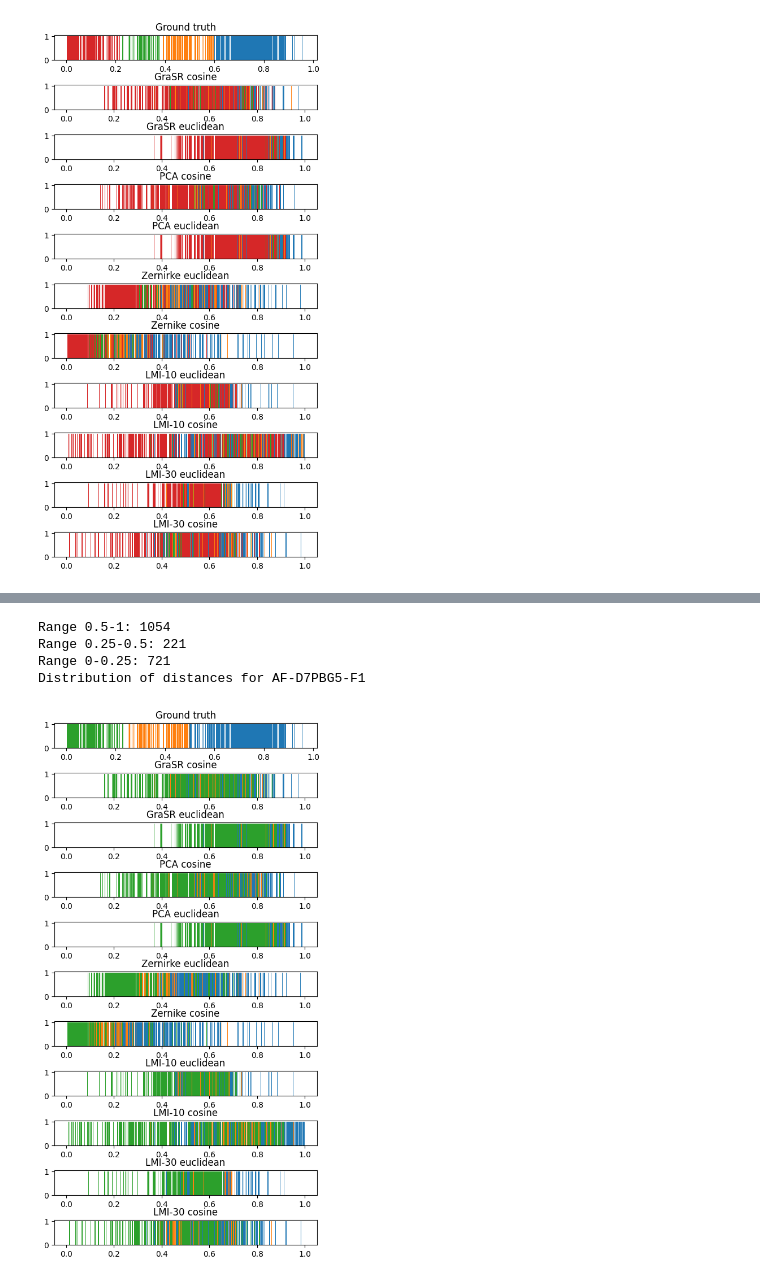
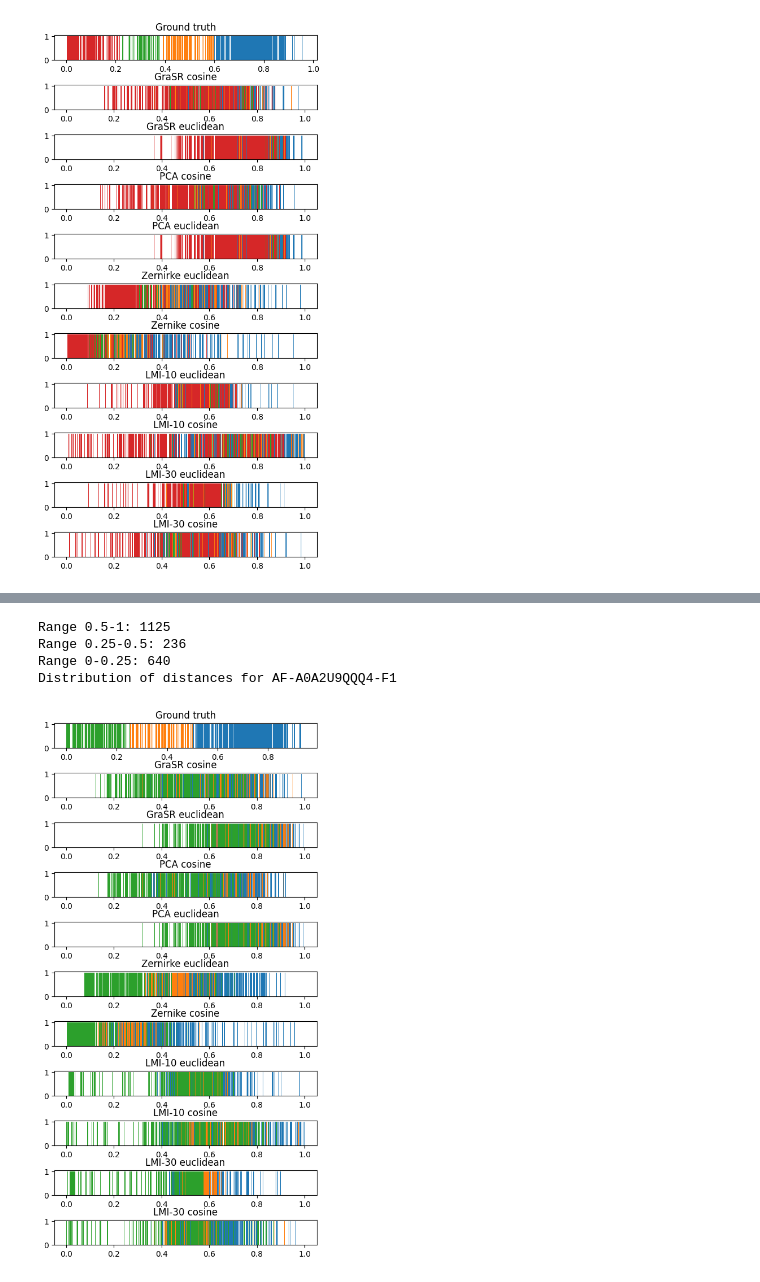
Before and after one commit to Coda-Research-Group/ProteinEmbeddingBenchmark, a Jupyter notebook: evaluate_data.ipynb, the cells around one changed output, grey strips where cells are left out. Drawn from its saved outputs; the diff is of its cells as text; code cells hidden in the pictures.

```diff
--- a/evaluate_data.ipynb
+++ b/evaluate_data.ipynb
@@ -315,13 +316,16 @@ plt.show()
 # %%
 import numpy as np
 
-def average_precision(ground_truth_file, evaluate_file, threshold):
+def average_precision(ground_truth_file, evaluate_file, threshold, cutoff=False):
     with open(ground_truth_file) as file:
         json_x = json.load(file)
     with open(evaluate_file) as file:
         json_y = json.load(file)
 
-
+    if cutoff:
+        # remove proteins with tm-score 0.4-0.6
+        json_x = {k: v for k, v in json_x.items() if v < 0.4 or v > 0.6}
+        json_y = {k: v for k, v in json_y.items() if k in json_x}
     x_true = [k for k, v in json_x.items() if v < threshold]
     y_true = [1 if k in x_true else 0 for k, v in json_y.items()]
 
@@ -334,9 +338,9 @@ def average_precision(ground_truth_file, evaluate_file, threshold):
     return sum([precision[i] * (recall[i] - recall[i-1]) for i in range(1, len(precision))])
 
 mean_ap_04 = {}
-mean_ap_02 = {}
+mean_ap_05 = {}
 for embedding in EMBEDDINGS:
-    mean_ap_02[embedding] = []
+    mean_ap_05[embedding] = []
     mean_ap_04[embedding] = []
 
 for embedding in EMBEDDINGS:
@@ -346,20 +350,21 @@ for embedding in EMBEDDINGS:
                 f"results/{protein}-distances.json",
                 f"results/{protein}-distances-{embedding}.json",
                 0.4,
+                cutoff=True,
             )
         )
-        mean_ap_02[embedding].append(
+        mean_ap_05[embedding].append(
             average_precision(
                 f"results/{protein}-distances.json",
                 f"results/{protein}-distances-{embedding}.json",
-                0.2,
+                0.5,
             )
         )
 mean_ap_04_df = {(k, np.mean(v), np.std(v)) for k, v in mean_ap_04.items()}
-mean_ap_02_df = {(k, np.mean(v), np.std(v)) for k, v in mean_ap_02.items()}
-print("Mean average precision for threshold 0.4")
+mean_ap_05_df = {(k, np.mean(v), np.std(v)) for k, v in mean_ap_05.items()}
+print("Mean average precision for threshold 0.4 with cutoff")
 print(pd.DataFrame(mean_ap_04_df, columns=["config", "mAP", "std"]).sort_values(by="mAP", ascending=False))
 
-print("\nMean average precision for threshold 0.2")
-print(pd.DataFrame(mean_ap_02_df, columns=["config", "mAP", "std"]).sort_values(by="mAP", ascending=False))
+print("\nMean average precision for threshold 0.5")
+print(pd.DataFrame(mean_ap_05_df, columns=["config", "mAP", "std"]).sort_values(by="mAP", ascending=False))
 # %% [output]
@@ -502,11 +508,16 @@ protein_index = next((i for i, v in enumerate(PROTEINS) if v == "AF-A0A2U9QQQ4-F
 with open(f"results/{PROTEINS[protein_index]}-distances.json", "r") as f:
     jsons.append(json.load(f))
 
-ranges = [(0.5, 1), (0.25, 0.5), (0, 0.25)]
-protein_filters = [[], [], []]
-for i, (start, end) in enumerate(ranges):
-    protein_filters[i] = [k for k, v in jsons[0].items() if start <= v <= end]
-    print(f"Range {start}-{end}:", len(protein_filters[i]))
+with open(f"foldseek-files/A0A2U9QQQ4", "r") as f:
+    f = f.read().split()
+    foldseek_proteins = [w for w in f if w.startswith("AF-")]
+    foldseek_proteins = [w.split("-model")[0].split("-")[1] for w in foldseek_proteins]
+
+#ranges = [(0.5, 1), (0, 0.5)]
+protein_filters = [foldseek_proteins, [k for k in jsons[0].keys() if k not in foldseek_proteins]]
+#for i, (start, end) in enumerate(ranges):
+#    protein_filters[i] = [k for k, v in jsons[0].items() if start <= v <= end]
+#    print(f"Range {start}-{end}:", len(protein_filters[i]))
 
 for embedding in EMBEDDINGS:
     with open(f"results/{PROTEINS[protein_index]}-distances-{embedding}.json", "r") as f:
@@ -540,43 +548,43 @@ import numpy as np
 import json
 
 jsons = []
-protein = "AF-D7PBG5-F1"
+protein = "AF-A0A2U9QQQ4-F1"
 with open(f"results/{protein}-distances.json", "r") as f:
     jsons.append(json.load(f))
 
 ranges = [(0.5, 1), (0.25, 0.5), (0, 0.25)]
 protein_filters = [[], [], []]
 for i, (start, end) in enumerate(ranges):
     protein_filters[i] = [k for k, v in jsons[0].items() if start <= v < end]
     print(f"Range {start}-{end}:", len(protein_filters[i]))
 
 for embedding in EMBEDDINGS:
     with open(f"results/{protein}-distances-{embedding}.json", "r") as f:
         jsons.append(json.load(f))
 
 for index, file in enumerate(jsons):
     plt.subplot(11, 1, index+1)
     plt.subplots_adjust(hspace=1)
 
     filtered_proteins = []
     for filt in protein_filters:
         filtered_proteins = [v for k, v in file.items() if k in filt]
-        plt.bar(filtered_proteins, [1] * len(filtered_proteins), width=0.001)
+        plt.bar(filtered_proteins, [1] * len(filtered_proteins), width=0.001, align="edge")
     if index == 0:
         plt.title("Ground truth")
     else:
         plt.title(EMBEDDINGS_LEGEND[index-1])
 
 
 plt.gcf().set_size_inches(6, 12)
 print("Distribution of distances for", protein)
 plt.show()
 # %% [output]
-Range 0.5-1: 1054
-Range 0.25-0.5: 221
-Range 0-0.25: 721
-Distribution of distances for AF-D7PBG5-F1
+Range 0.5-1: 1125
+Range 0.25-0.5: 236
+Range 0-0.25: 640
+Distribution of distances for AF-A0A2U9QQQ4-F1
-[figure, old version]
+[figure, new version]
 # %%
 jsons = []
 for protein in PROTEINS:
```
Also changed, not shown: parts of 9 cells of this notebook, 1 other file.
